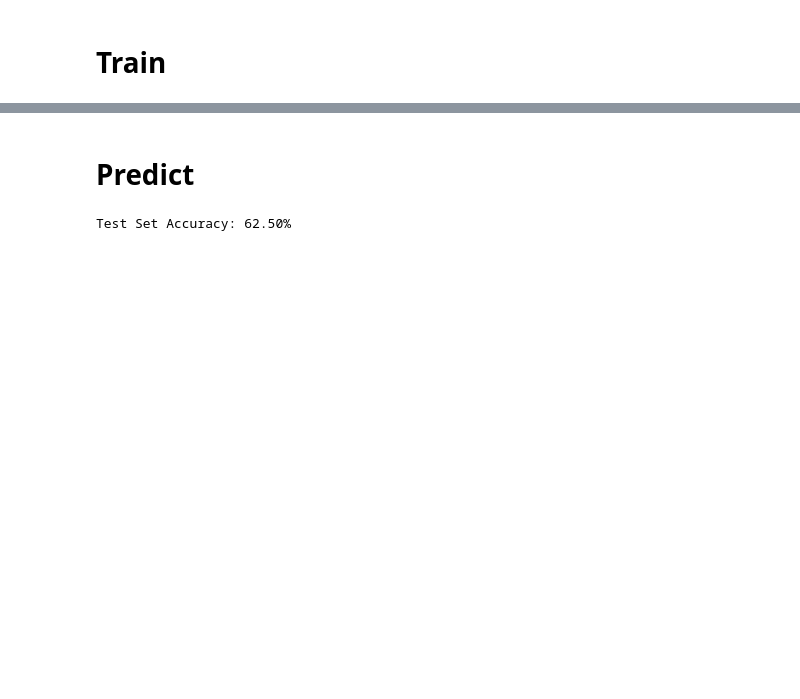
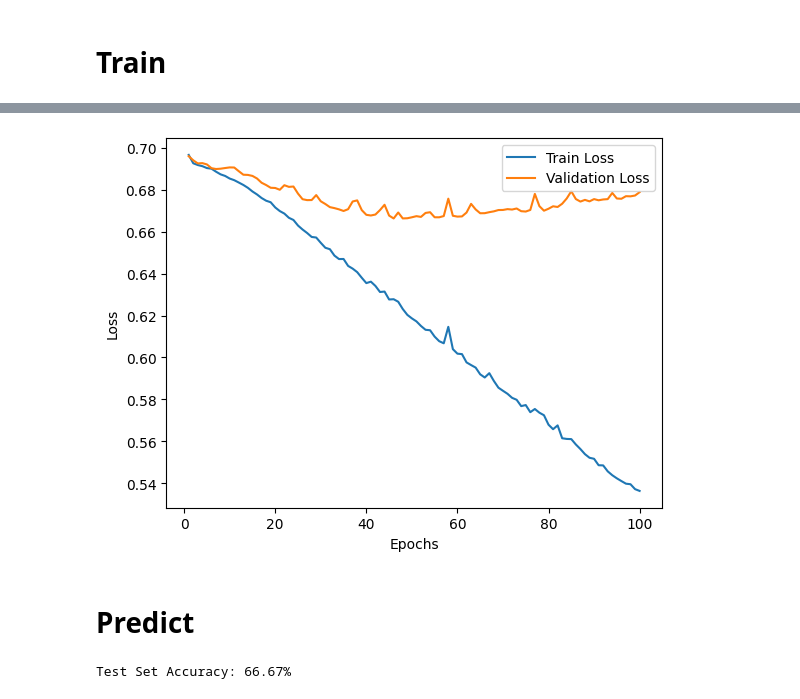
Before and after one commit to ashiofumiirerujiyu/GSM_study, a Jupyter notebook: Phase3/Training_Neural_Network.ipynb, the cells around one changed output, grey strips where cells are left out. Saved outputs shown, nothing was run; the diff lists cells and outputs as text; code cells hidden in the pictures; blank space fills up the shorter version.

Commit message:
Refactor: add valid, and loss graph vis

```diff
--- a/Phase3/Training_Neural_Network.ipynb
+++ b/Phase3/Training_Neural_Network.ipynb
@@ -82,13 +82,15 @@ dog_dir = '../data/cifar10_images/dog'
 # Custom Dataset 인스턴스 생성
 dataset = CustomDataset(dir_paths=[cat_dir, dog_dir], transform=transform)
 
-# 데이터셋을 학습용과 테스트용으로 분리
-train_size = int(0.8 * len(dataset))
-test_size = len(dataset) - train_size
-train_dataset, test_dataset = torch.utils.data.random_split(dataset, [train_size, test_size])
+# 데이터셋을 학습용, 검증용, 테스트용으로 분리
+train_size = int(0.7 * len(dataset))
+valid_size = int(0.15 * len(dataset))
+test_size = len(dataset) - train_size - valid_size
+train_dataset, valid_dataset, test_dataset = torch.utils.data.random_split(dataset, [train_size, valid_size, test_size])
 
 # DataLoader 인스턴스 생성
 train_loader = DataLoader(train_dataset, batch_size=32, shuffle=True)
+valid_loader = DataLoader(valid_dataset, batch_size=32, shuffle=False)
 test_loader = DataLoader(test_dataset, batch_size=32, shuffle=False)
 
 # 데이터 확인
@@ -97,6 +99,11 @@ for images, labels in train_loader:
     print(f"학습 배치 레이블 크기: {labels.size()}")
     break
 
+for images, labels in valid_loader:
+    print(f"검증 배치 이미지 크기: {images.size()}")
+    print(f"검증 배치 레이블 크기: {labels.size()}")
+    break
+
 for images, labels in test_loader:
     print(f"테스트 배치 이미지 크기: {images.size()}")
     print(f"테스트 배치 레이블 크기: {labels.size()}")
@@ -112,8 +121,8 @@ for images, labels in test_loader:
 # 하이퍼파라미터 설정
 input_size = 32 * 32 * 3  # 이미지 크기 (32x32) x 3 채널
 hidden_size = 128
-learning_rate = 0.01
-num_epochs = 10
+learning_rate = 0.001
+num_epochs = 100
 # %% [markdown]
 # Weight Initalize
 # %%
@@ -171,6 +180,12 @@ optimizer = optim.Adam(model.parameters(), lr=learning_rate)
 # %% [markdown]
 # Train
 # %%
+import matplotlib.pyplot as plt
+
+# 학습 및 검증 손실을 저장할 리스트 초기화
+train_losses = []
+valid_losses = []
+
 # 학습 루프 시작
 for epoch in range(num_epochs):
     model.train()
@@ -200,7 +215,32 @@ for epoch in range(num_epochs):
 
     # 에폭 당 평균 손실을 계산
     epoch_loss = running_loss / len(train_loader.dataset)
+    train_losses.append(epoch_loss)
 
     # 에폭이 끝날 때마다 손실 값을 출력
     print(f'Epoch {epoch + 1}/{num_epochs}, Loss: {epoch_loss:.4f}')
+
+    # 검증 루프 시작
+    model.eval()
+    val_running_loss = 0.0
+
+    with torch.no_grad():
+        for images, labels in valid_loader:
+            images = images.view(images.size(0), -1)
+            labels = labels.float().view(-1, 1)
+            outputs = model(images)
+            loss = criterion(outputs, labels)
+            val_running_loss += loss.item() * images.size(0)
+
+    val_epoch_loss = val_running_loss / len(valid_loader.dataset)
+    valid_losses.append(val_epoch_loss)
+    print(f'Epoch {epoch + 1}/{num_epochs}, Validation Loss: {val_epoch_loss:.4f}')
+
+# 학습 및 검증 손실 시각화
+plt.plot(range(1, num_epochs + 1), train_losses, label='Train Loss')
+plt.plot(range(1, num_epochs + 1), valid_losses, label='Validation Loss')
+plt.xlabel('Epochs')
+plt.ylabel('Loss')
+plt.legend()
+plt.show()
 # %% [output]
@@ -217,3 +264,4 @@ Epoch 10/10, Loss: 0.6832
+[figure, added]
 # %% [markdown]
 # Predict
 # %%
@@ -248,4 +296,4 @@ accuracy = correct / total
 # 정확도를 백분율로 출력
 print(f"Test Set Accuracy: {accuracy * 100:.2f}%")
 # %% [output]
-Test Set Accuracy: 62.50%
+Test Set Accuracy: 66.67%
```
Also changed, not shown: parts of 2 cells of this notebook.
